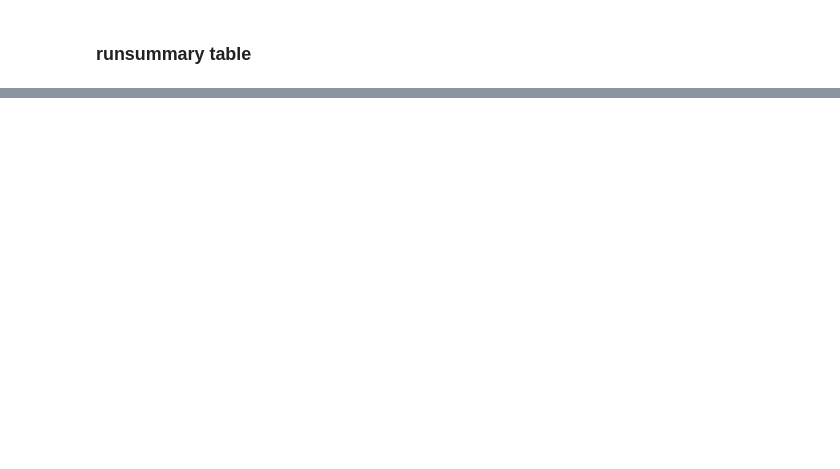
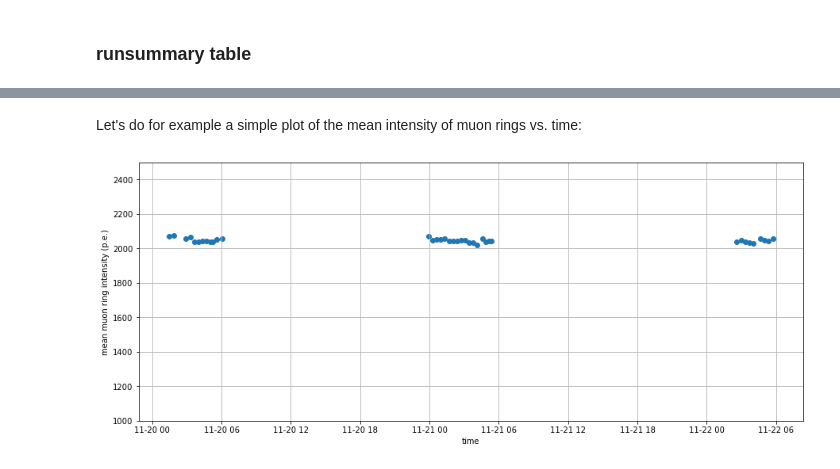
Before and after one commit to cta-observatory/2022_01_lstchain_school, a Jupyter notebook: DL1_datacheck/explore_dl1_datacheck_files.ipynb, the cells around one changed output, grey strips where cells are left out. Cells and saved outputs as stored; diff of their text form; code cells hidden in the pictures; blank space fills up the shorter version.

Commit message:
Added more examples and explanations

```diff
--- a/DL1_datacheck/explore_dl1_datacheck_files.ipynb
+++ b/DL1_datacheck/explore_dl1_datacheck_files.ipynb
@@ -115,5 +136,19 @@ Table length=38
 | 6 | 2994 | 1606021102.1748233 | 1166.4058516025543 | 1.1005573613907547 | 1.1217291151034237 | 1.140927733292202 | 7708411 | ... |
 | 7 | 2995 | 1606022353.3222368 | 1140.8851177692413 | 1.057279032659374 | 1.0824448598644032 | 1.1060996618640775 | 7144076 | ... |
 | 8 | 2996 | 1606023791.765334 | 1124.5560841560364 | 0.9771252111216544 | 1.0049899011956012 | 1.0322608304684278 | 6692552 | ... |
+# %% [markdown]
+Let's do for example a simple plot of the mean intensity of muon rings vs. time:
+# %%
+plt.figure(figsize=(15,6))
+utctime = [datetime.utcfromtimestamp(x) for x in dcheck_runsummary['time']]
+
+plt.scatter(utctime, dcheck_runsummary['mu_intensity_mean'])
+plt.ylim(1000, 2500)
+plt.xlabel('time')
+plt.ylabel('mean muon ring intensity (p.e.)')
+plt.grid()
+plt.show()
+# %% [output]
+[figure, added]
 # %% [markdown]
 ### cosmics, flatfield and pedestals tables
```
Also changed, not shown: parts of 12 cells of this notebook.
